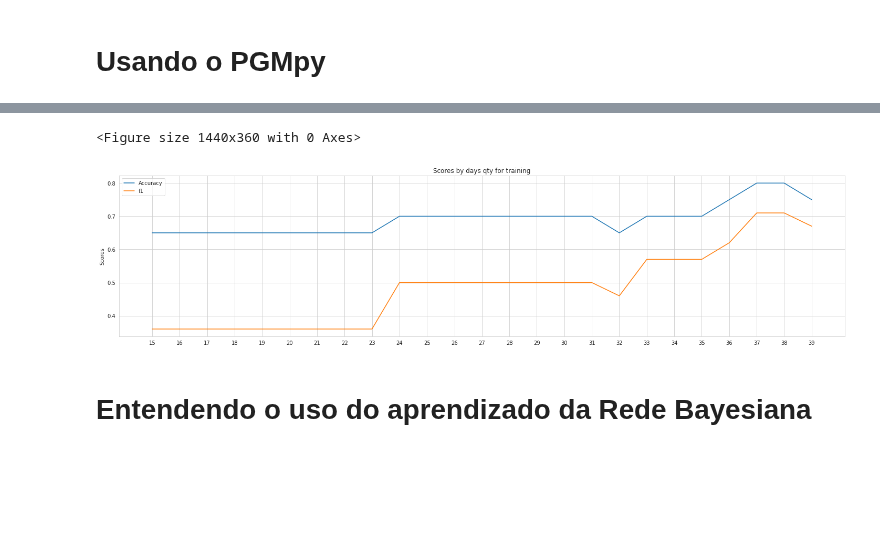
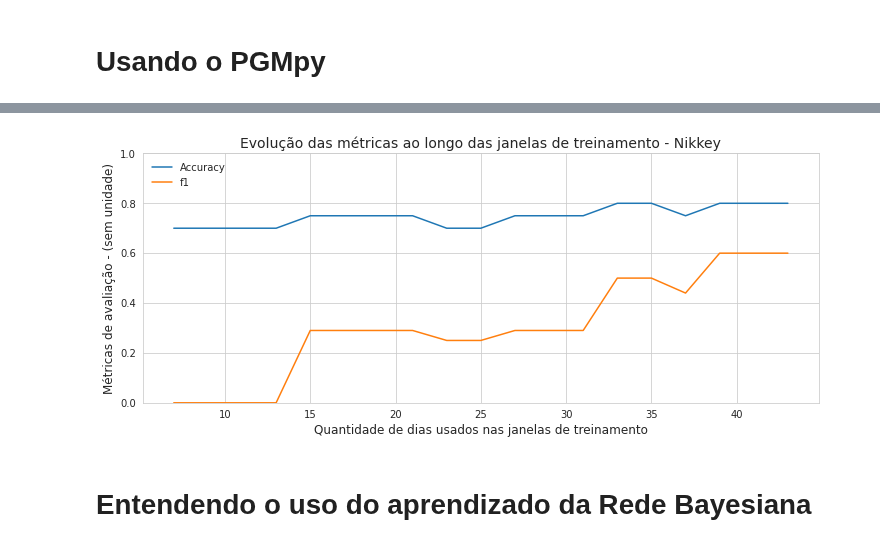
Before and after one commit to cafe-com-analytics/stock_market_index_daily_direction, a Jupyter notebook: notebooks/01_ibovespa_using_pomegranate_pgmpy.ipynb, the cells around one changed output, grey strips where cells are left out. Drawn from its saved outputs; the diff is of its cells as text; code cells hidden in the pictures; blank space fills up the shorter version.

Commit message:
✨ Calculated the accuracy and f1 for all three indexes

```diff
--- a/notebooks/01_ibovespa_using_pomegranate_pgmpy.ipynb
+++ b/notebooks/01_ibovespa_using_pomegranate_pgmpy.ipynb
@@ -190,7 +230,7 @@ Constraint Graph
 # %%
 ntest = 20
 # %%
-for days_before in np.arange(20, 100, 2):
+for days_before in np.arange(7, 45, 2):
     model = BayesianNetwork.from_samples(
         df_clustered[-days_before-ntest:-ntest], algorithm='exact', state_names=lst_cluster, reduce_dataset=False, n_jobs=-1,
         constraint_graph=a
@@ -209,7 +272,7 @@ X_pred = []
 X_real = df_clustered[-ntest:]
 metrics = {}
 
-for cont in np.arange(11, 60, 2):
+for cont in np.arange(7, 45, 2):
     X_train = df_clustered[-ntest-cont:-ntest].copy()
     X_test = df_clustered[-ntest:].copy()
     X_test.iloc[:, -1] = None
@@ -318,6 +386,6 @@ KeyError: 'accuracy_score'
 # %%
 ntest = 20
-h = np.arange(10, 60, 2)
+h = np.arange(7, 45, 2)
 ntotal = df.shape[0]
 X_predict = []
 X_real = df_clustered[-ntest:]
@@ -408,7 +522,7 @@ X_train.columns.tolist()
 ntest = 20
 ntotal = 10
 # janela = 180
-lst_janelas = np.arange(15, 40, 1)
+lst_janelas = np.arange(7, 45, 2)
 
 # X_train = df_clustered[:-ntest]
 # X_test = df_clustered[-ntest:]
@@ -427,16 +541,17 @@ for janela in lst_janelas:
     resultado = {}
     for i, item in enumerate(X_test.index):
         X_train = df_clustered[-janela-ntest+i:-ntest+i]
-    #     X_train = df_clustered[:-ntest+i]
+
         evidence = {
+            'cluster_rt-19': X_test.loc[item]['cluster_rt-19'],
             'cluster_rt-15': X_test.loc[item]['cluster_rt-15'],
-            'cluster_rt-13': X_test.loc[item]['cluster_rt-13'],
             'cluster_rt-9': X_test.loc[item]['cluster_rt-9'],
-            'cluster_rt-7': X_test.loc[item]['cluster_rt-7']
-            }
-        model = BayesianModel([('cluster_rt-15', 'cluster_Close'), ('cluster_rt-13', 'cluster_Close'), ('cluster_rt-9', 'cluster_Close'), ('cluster_rt-7', 'cluster_Close')])
+            'cluster_rt-5': X_test.loc[item]['cluster_rt-5'],
+            'cluster_rt-3': X_test.loc[item]['cluster_rt-3']
+        }
+        model = BayesianModel(lst_pair_nodes)
         model.cpds = []
-        model.fit(X_train[['cluster_rt-15', 'cluster_rt-13','cluster_rt-9', 'cluster_rt-7', 'cluster_Close']], estimator=BayesianEstimator, prior_type="k2", complete_samples_only=False, n_jobs=-1)
+        model.fit(X_train[lst_nodes_close], estimator=BayesianEstimator, prior_type="k2", complete_samples_only=False, n_jobs=-1)
 
         predict = predict_model(model, evidence=evidence)
 
@@ -497,35 +612,29 @@ resultado
 # %%
-plt.figure(figsize(20,5))
+fig = plt.figure(figsize=(10, 4))
+ax = fig.add_subplot(111)
 
 labels = df_metrics.index.tolist()
 plt_accuracy_score = round(df_metrics['accuracy_score'], 2)
 plt_f1_score = round(df_metrics['f1_score'],2)
 
 x = np.arange(len(labels))  # the label locations
 width = 0.4  # the width of the bars
 
-fig, ax = plt.subplots()
-# rects1 = ax.bar(x - width/2, plt_accuracy_score, width, label='Accuracy')
-# rects2 = ax.bar(x + width/2, plt_f1_score, width, label='f1')
 rects1 = ax.plot(labels, plt_accuracy_score, label='Accuracy')
 rects2 = ax.plot(labels, plt_f1_score, label='f1')
 
-# Add some text for labels, title and custom x-axis tick labels, etc.
-ax.set_ylabel('Scores')
-ax.set_title('Scores by days qty for training')
-ax.set_xticks(labels)
-# ax.set_xticklabels(labels)
-ax.legend()
-
-# ax.bar_label(rects1, padding=1)
-# ax.bar_label(rects2, padding=1)
-
 fig.tight_layout()
 
+ax.set_ylim(0, 1)
+# ax.set_xlim(-5, 5)
+ax.set_title(f"Evolução das métricas ao longo das janelas de treinamento - {ticker}", fontsize=fontsize+2)
+ax.set_ylabel(f"Métricas de avaliação - (sem unidade)", fontsize=fontsize)
+ax.set_xlabel(f"Quantidade de dias usados nas janelas de treinamento", fontsize=fontsize)
+ax.legend(loc='upper left', frameon=False);
+
 plt.show();
 # %% [output]
-<Figure size 1440x360 with 0 Axes>
-[figure, old version]
+[figure, new version]
 # %% [markdown]
 # Entendendo o uso do aprendizado da Rede Bayesiana
 # %%
```
Also changed, not shown: parts of 27 cells of this notebook.
